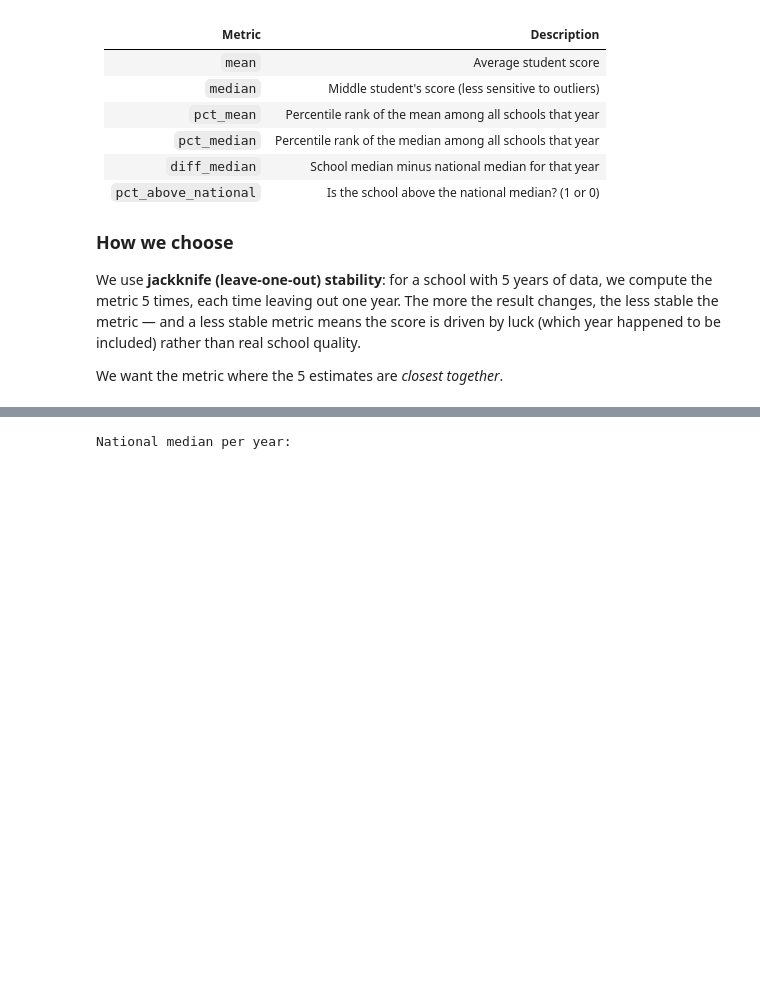
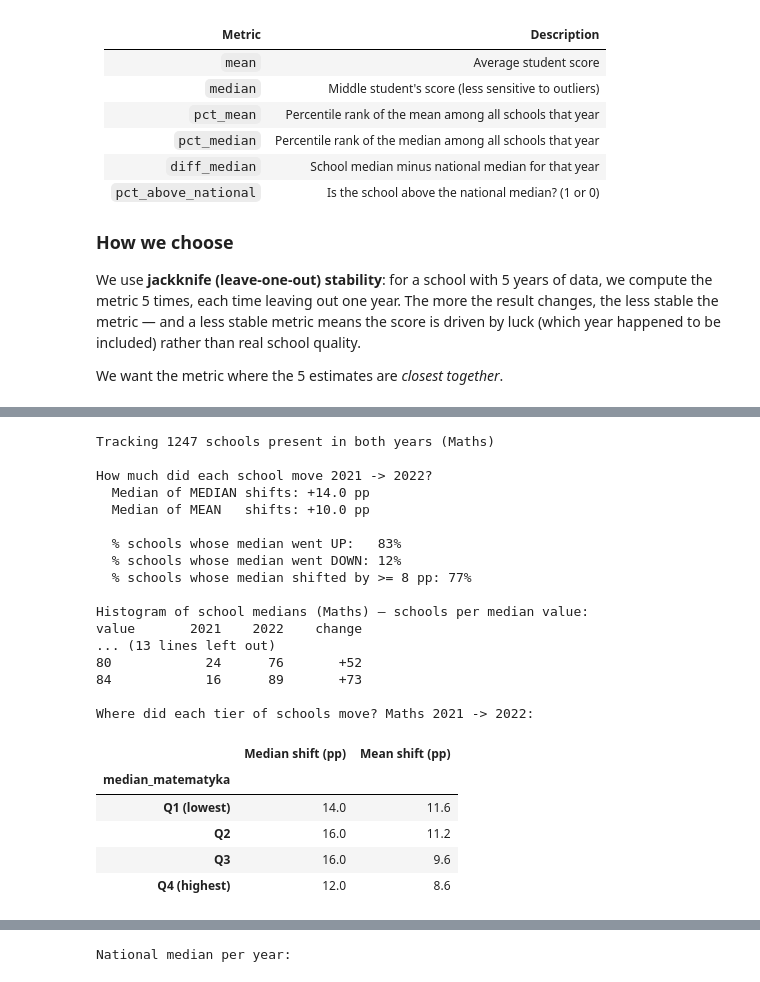
Before and after one commit to herbakamil/compare-primary-schools-mazowieckie, a Jupyter notebook: notebooks/how_to_measure_school_quality.ipynb, the cells around one changed output, grey strips where cells are left out. Cells and saved outputs as stored; diff of their text form; code cells hidden in the pictures; blank space fills up the shorter version.

```diff
--- a/notebooks/how_to_measure_school_quality.ipynb
+++ b/notebooks/how_to_measure_school_quality.ipynb
@@ -435,0 +534,62 @@ We want the metric where the 5 estimates are *closest together*.
+# %%
+# Track the SAME schools across 2021 and 2022 — how much did each shift?
+sub_2021 = df[df['year'] == 2021].set_index('rspo')
+sub_2022 = df[df['year'] == 2022].set_index('rspo')
+common = sub_2021.index.intersection(sub_2022.index)
+
+shift_med = sub_2022.loc[common, 'median_matematyka'] - sub_2021.loc[common, 'median_matematyka']
+shift_avg = sub_2022.loc[common, 'mean_matematyka']   - sub_2021.loc[common, 'mean_matematyka']
+
+print(f'Tracking {len(common)} schools present in both years (Maths)\n')
+print('How much did each school move 2021 -> 2022?')
+print(f'  Median of MEDIAN shifts: {shift_med.median():+.1f} pp')
+print(f'  Median of MEAN   shifts: {shift_avg.median():+.1f} pp')
+print()
+print(f'  % schools whose median went UP:   {(shift_med > 0).mean()*100:.0f}%')
+print(f'  % schools whose median went DOWN: {(shift_med < 0).mean()*100:.0f}%')
+print(f'  % schools whose median shifted by >= 8 pp: {(shift_med.abs() >= 8).mean()*100:.0f}%')
+
+# Where did the bulge in the histogram go?
+print('\nHistogram of school medians (Maths) — schools per median value:')
+print(f'{"value":<8}{"2021":>8}{"2022":>8}{"change":>10}')
+for v in [28, 32, 36, 40, 44, 48, 52, 56, 60, 64, 68, 72, 76, 80, 84]:
+    n21 = (df[df['year']==2021]['median_matematyka'] == v).sum()
+    n22 = (df[df['year']==2022]['median_matematyka'] == v).sum()
+    print(f'{v:<8}{n21:>8}{n22:>8}{n22-n21:>+10}')
+
+# How does shift depend on the school's starting position?
+print('\nWhere did each tier of schools move? Maths 2021 -> 2022:')
+sub_2021_idx = sub_2021.loc[common]
+quartiles_2021 = pd.qcut(sub_2021_idx['median_matematyka'], q=4,
+                          labels=['Q1 (lowest)', 'Q2', 'Q3', 'Q4 (highest)'])
+shift_by_q_med = shift_med.groupby(quartiles_2021, observed=True).median()
+shift_by_q_avg = shift_avg.groupby(quartiles_2021, observed=True).median()
+shift_table = pd.DataFrame({
+    'Median shift (pp)': shift_by_q_med.round(1),
+    'Mean shift (pp)':   shift_by_q_avg.round(1),
+})
+display(shift_table)
+# %% [output]
+Tracking 1247 schools present in both years (Maths)
+
+How much did each school move 2021 -> 2022?
+  Median of MEDIAN shifts: +14.0 pp
+  Median of MEAN   shifts: +10.0 pp
+
+  % schools whose median went UP:   83%
+  % schools whose median went DOWN: 12%
+  % schools whose median shifted by >= 8 pp: 77%
+
+Histogram of school medians (Maths) — schools per median value:
+value       2021    2022    change
+... (13 lines left out)
+80            24      76       +52
+84            16      89       +73
+
+Where did each tier of schools move? Maths 2021 -> 2022:
+|  | Median shift (pp) | Mean shift (pp) |
+| median_matematyka |  |  |
+| Q1 (lowest) | 14.0 | 11.6 |
+| Q2 | 16.0 | 11.2 |
+| Q3 | 16.0 | 9.6 |
+| Q4 (highest) | 12.0 | 8.6 |
```
Also changed, not shown: parts of 4 cells of this notebook.
